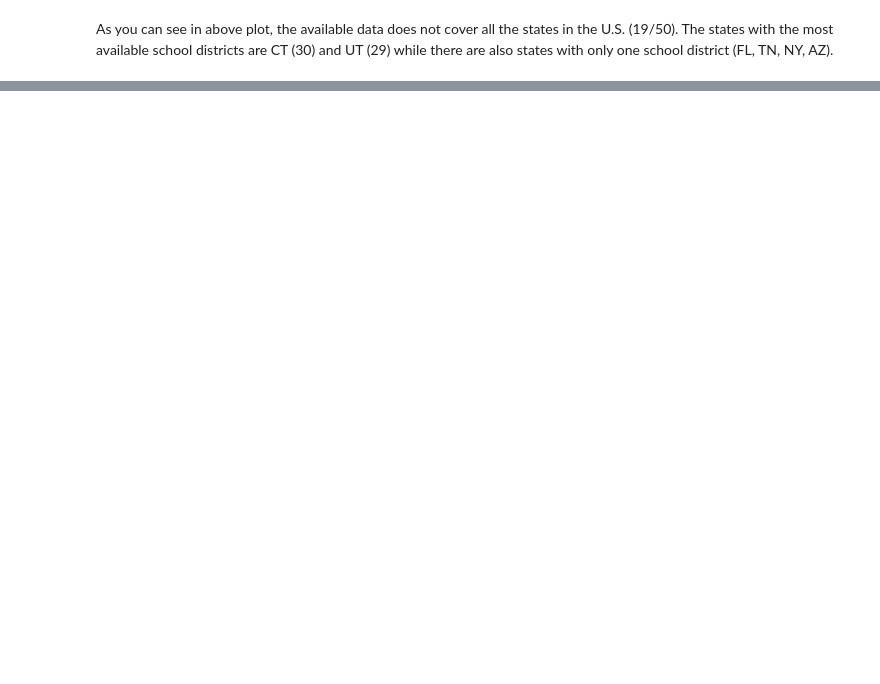
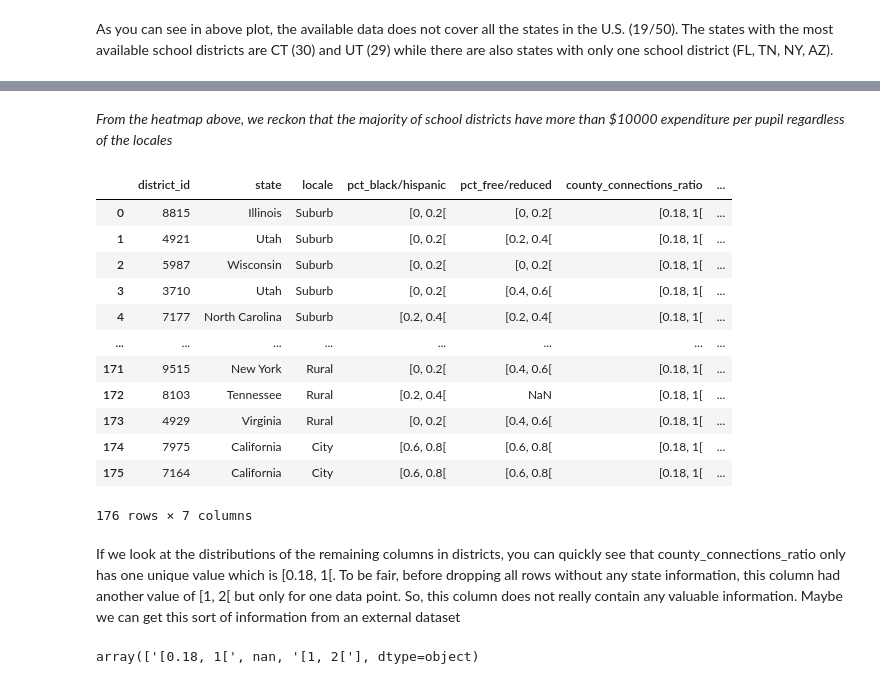
Before and after one commit to tramyynt/COVID-19-impact-on-Digital-Learning, a Jupyter notebook: Covid_19_Impact_on_Digital_Learning_.ipynb, the cells around one changed output, grey strips where cells are left out. Cells and saved outputs as stored; diff of their text form; code cells hidden in the pictures; blank space fills up the shorter version.

```diff
--- a/Covid_19_Impact_on_Digital_Learning_.ipynb
+++ b/Covid_19_Impact_on_Digital_Learning_.ipynb
@@ -281,0 +291,24 @@ plt.show()
+# %% [markdown]
+*From the heatmap above, we reckon that the majority of school districts have more than $10000 expenditure per pupil regardless of the locales*
+# %%
+districts
+# %% [output]
+|  | district_id | state | locale | pct_black/hispanic | pct_free/reduced | county_connections_ratio | ... |
+| 0 | 8815 | Illinois | Suburb | [0, 0.2[ | [0, 0.2[ | [0.18, 1[ | ... |
+| 1 | 4921 | Utah | Suburb | [0, 0.2[ | [0.2, 0.4[ | [0.18, 1[ | ... |
+| 2 | 5987 | Wisconsin | Suburb | [0, 0.2[ | [0, 0.2[ | [0.18, 1[ | ... |
+| 3 | 3710 | Utah | Suburb | [0, 0.2[ | [0.4, 0.6[ | [0.18, 1[ | ... |
+| 4 | 7177 | North Carolina | Suburb | [0.2, 0.4[ | [0.2, 0.4[ | [0.18, 1[ | ... |
+| ... | ... | ... | ... | ... | ... | ... | ... |
+| 171 | 9515 | New York | Rural | [0, 0.2[ | [0.4, 0.6[ | [0.18, 1[ | ... |
+| 172 | 8103 | Tennessee | Rural | [0.2, 0.4[ | NaN | [0.18, 1[ | ... |
+| 173 | 4929 | Virginia | Rural | [0, 0.2[ | [0.4, 0.6[ | [0.18, 1[ | ... |
+| 174 | 7975 | California | City | [0.6, 0.8[ | [0.6, 0.8[ | [0.18, 1[ | ... |
+| 175 | 7164 | California | City | [0.6, 0.8[ | [0.6, 0.8[ | [0.18, 1[ | ... |
+176 rows × 7 columns
+# %% [markdown]
+If we look at the distributions of the remaining columns in districts, you can quickly see that county_connections_ratio only has one unique value which is [0.18, 1[. To be fair, before dropping all rows without any state information, this column had another value of [1, 2[ but only for one data point. So, this column does not really contain any valuable information. Maybe we can get this sort of information from an external dataset
+# %%
+districts['county_connections_ratio'].unique()
+# %% [output]
+array(['[0.18, 1[', nan, '[1, 2['], dtype=object)
```
Also changed, not shown: parts of 11 cells of this notebook.
